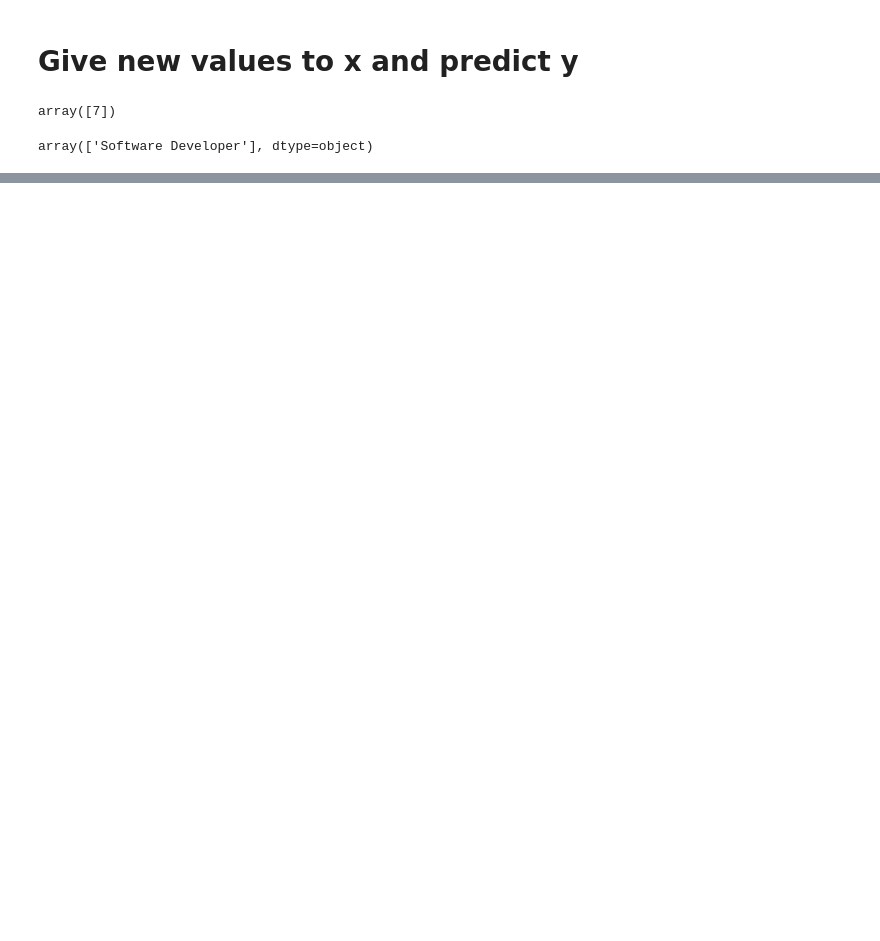
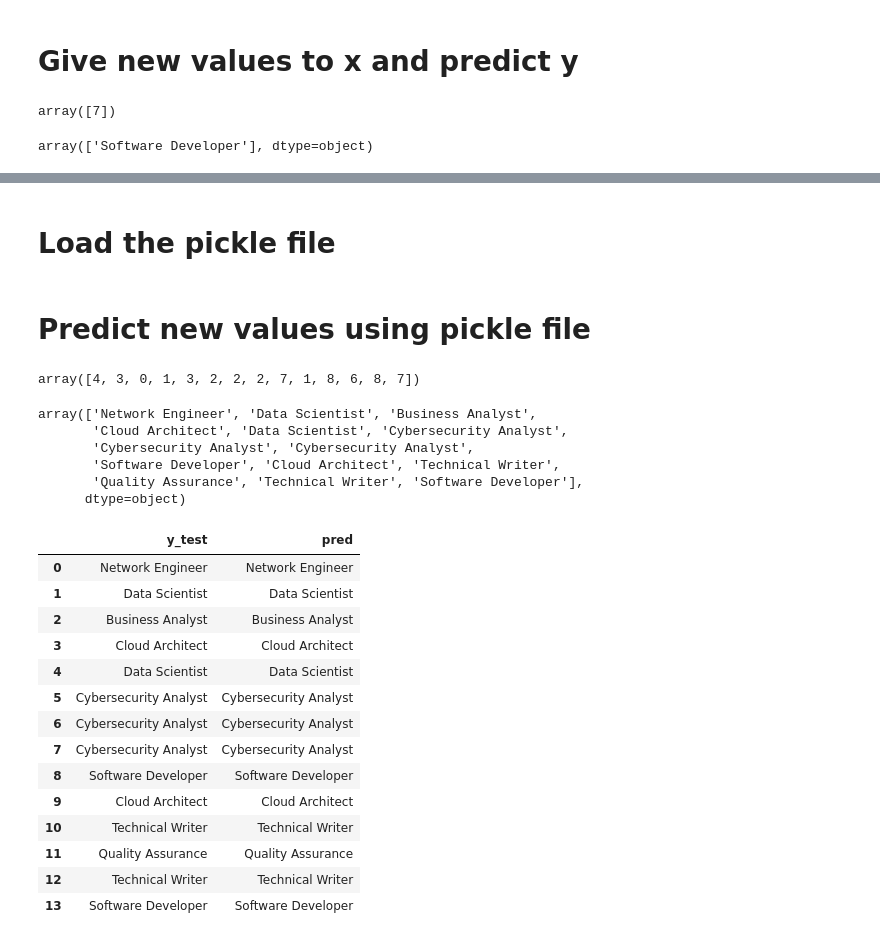
Before and after one commit to ChaminduEranda/ML-Tutorial, a Jupyter notebook: Decision_Tree_Model.ipynb, the cells around one changed output, grey strips where cells are left out. Cells and saved outputs as stored; diff of their text form; code cells hidden in the pictures; blank space fills up the shorter version.

Commit message:
Created pickle file
Pickle file was created

```diff
--- a/Decision_Tree_Model.ipynb
+++ b/Decision_Tree_Model.ipynb
@@ -243,0 +248,47 @@ array(['Software Developer'], dtype=object)
+# %%
+import pickle
+filename = 'career_prediction_model'
+pickle.dump(model, open(filename,'wb'))
+# %% [markdown]
+# Load the pickle file
+# %%
+loaded_model = pickle.load(open(filename,'rb'))
+# %% [markdown]
+# Predict new values using pickle file
+# %%
+# Predict y_test values using x_test values
+pred = loaded_model.predict(x_test.values)
+pred
+# %% [output]
+array([4, 3, 0, 1, 3, 2, 2, 2, 7, 1, 8, 6, 8, 7])
+# %%
+# Get the real text values of predicted
+pred_inverted = obj1.inverse_transform(pred)
+pred_inverted
+# %% [output]
+array(['Network Engineer', 'Data Scientist', 'Business Analyst',
+       'Cloud Architect', 'Data Scientist', 'Cybersecurity Analyst',
+       'Cybersecurity Analyst', 'Cybersecurity Analyst',
+       'Software Developer', 'Cloud Architect', 'Technical Writer',
+       'Quality Assurance', 'Technical Writer', 'Software Developer'],
+      dtype=object)
+# %%
+#More information about the y_test values vs predicted data values
+y_test_pred_result = pd.DataFrame(data=[y_inverted, pred_inverted], index = ['y_test','pred'])
+y_test_pred_result.transpose()
+# %% [output]
+|  | y_test | pred |
+| 0 | Network Engineer | Network Engineer |
+| 1 | Data Scientist | Data Scientist |
+| 2 | Business Analyst | Business Analyst |
+| 3 | Cloud Architect | Cloud Architect |
+| 4 | Data Scientist | Data Scientist |
+| 5 | Cybersecurity Analyst | Cybersecurity Analyst |
+| 6 | Cybersecurity Analyst | Cybersecurity Analyst |
+| 7 | Cybersecurity Analyst | Cybersecurity Analyst |
+| 8 | Software Developer | Software Developer |
+| 9 | Cloud Architect | Cloud Architect |
+| 10 | Technical Writer | Technical Writer |
+| 11 | Quality Assurance | Quality Assurance |
+| 12 | Technical Writer | Technical Writer |
+| 13 | Software Developer | Software Developer |
```
Also changed, not shown: parts of 5 cells of this notebook, 1 other file.
